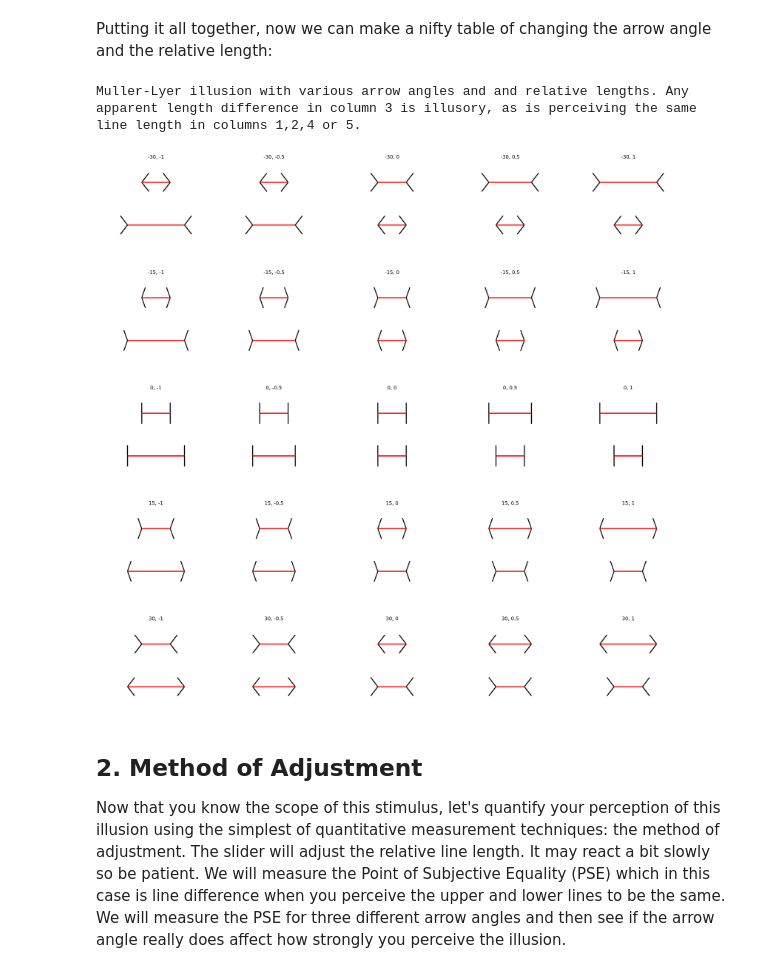
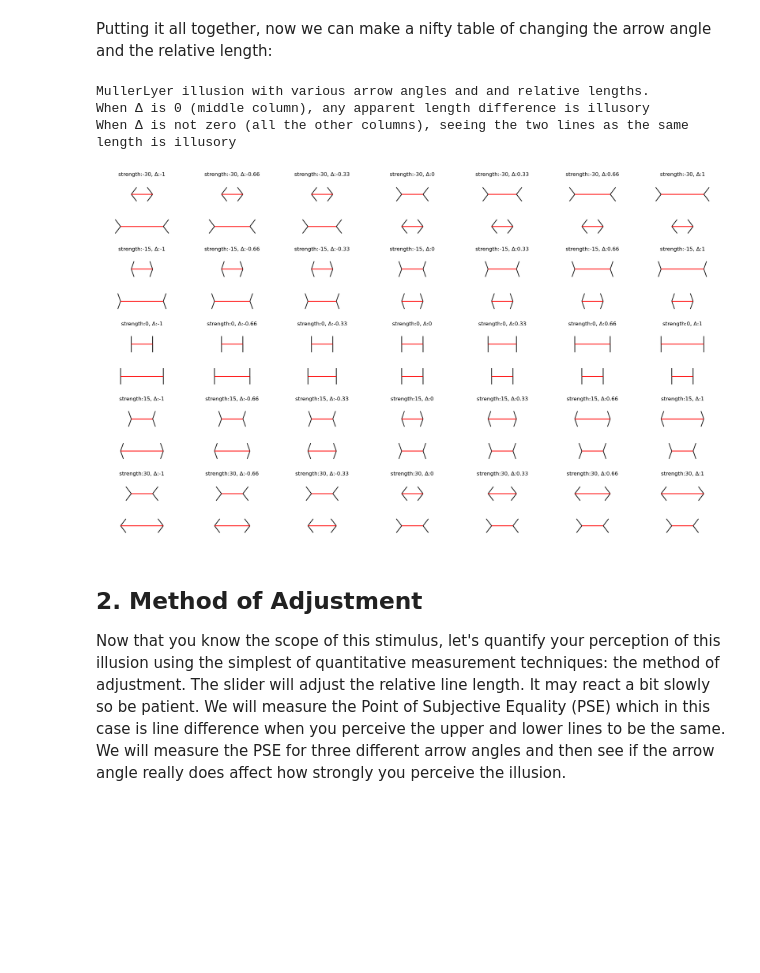
Before and after one commit to ahna/illusion-lab, a Jupyter notebook: Lab2.ipynb, the cells around one changed output. Saved outputs shown, nothing was run; the diff lists cells and outputs as text; code cells hidden in the pictures; blank space fills up the shorter version.

```diff
--- a/Lab2.ipynb
+++ b/Lab2.ipynb
@@ -65,6 +66,6 @@ In Pyllusion's implementation of the Muller-Lyer illusion there are two main par
 In the next example you will see what it means to vary the illusion strength, while keeping the difference between the upper and bottom lines at zero. Even though the red lines are always the same length, do you see that sometimes the top and bottom lines appear to be different lengths, especially when the illusion strength (arrow angles) are high?
 # %%
 # pre-render a bunch of illusions -- it takes a few minutes but will result in faster experiments
-stimuli_dict = pyllusion_lab.pre_render_stimuli(illusion_type, illusion_strengths=[-30, -15, 0, 15, 30], standard=0.5, differences=[-1, -0.5, 0, 0.5, 1], prerendered_stimuli_dir=prerendered_stimuli_dir);
+stimuli_dict = pyllusion_lab.pre_render_stimuli(illusion_type, illusion_strengths=[-30, -15, 0, 15, 30], standard=0.5, differences=[-1, -0.66, -0.33, 0, 0.33, 0.66, 1], prerendered_stimuli_dir=prerendered_stimuli_dir);
 # %% [output]
 -30 -1
@@ -103,7 +108,7 @@ Muller-Lyer illusion with 5 different arrow angles (illusion strengths)
 In the next example you will see what it means to vary the difference between the line segments, while keeping the arrow angles fixed at 0. When the arrow angle is zero, the illusion doesn't usually occur: You should be able to accurately tell which line is longer.
 # %%
 illusion_strength = 0
-differences = [-1, -0.5, 0, 0.5, 1]
+differences = [-1, -0.66, -0.33, 0, 0.33, 0.66, 1]
 plt.figure(figsize=(20,5))
 for i,delta in enumerate(differences, start=1):
     plt.subplot(1,len(differences),i)
@@ -111,5 +116,5 @@ for i,delta in enumerate(differences, start=1):
     plt.imshow(stimulus_img)
     plt.axis('off')
     plt.title(delta)
-print(f"Muller-Lyer illusion with illusion strength = 0 and {len(differences)} different relative lengths")
+print(f"{illusion_type} illusion with illusion strength = 0 and {len(differences)} different relative lengths")
 # %% [output]
@@ -119,20 +124,24 @@ Muller-Lyer illusion with illusion strength = 0 and 5 different relative lengths
 Putting it all together, now we can make a nifty table of changing the arrow angle and the relative length:
 # %%
 illusion_strengths = [-30, -15, 0, 15, 30]
-differences = [-1, -0.5, 0, 0.5, 1]
-plt.figure(figsize=(20,20))
+differences = [-1, -0.66, -0.33, 0, 0.33, 0.66, 1]
+plt.figure(figsize=(20,12))
 for i,illusion_strength in enumerate(illusion_strengths, start=0):
     for j,delta in enumerate(differences, start=1):
-        plt.subplot(len(differences),len(illusion_strengths),i*len(illusion_strengths)+j)
+        plt.subplot(len(illusion_strengths),len(differences),i*len(differences)+j)
         stimulus_img, stimulus_params = pyllusion_lab.load_prerendered_stimulus(stimuli_dict, illusion_strength, delta)
         plt.imshow(stimulus_img)
         plt.axis('off')
-        plt.title(str(illusion_strength) + ", " + str(delta))
+        plt.title(f"strength:{illusion_strength}, Δ:{delta}")
 plt.tight_layout()
-print(f"Muller-Lyer illusion with various arrow angles and and relative lengths. Any apparent length difference in column 3 is illusory, as is perceiving the same line length in columns 1,2,4 or 5.")
+print(f"{illusion_type} illusion with various arrow angles and and relative lengths.")
+print("When Δ is 0 (middle column), any apparent length difference is illusory")
+print("When Δ is not zero (all the other columns), seeing the two lines as the same length is illusory")
 # %% [output]
-Muller-Lyer illusion with various arrow angles and and relative lengths. Any apparent length difference in column 3 is illusory, as is perceiving the same line length in columns 1,2,4 or 5.
+MullerLyer illusion with various arrow angles and and relative lengths.
+When Δ is 0 (middle column), any apparent length difference is illusory
+When Δ is not zero (all the other columns), seeing the two lines as the same length is illusory
-[figure, old version]
+[figure, new version]
 # %% [markdown]
 ## 2. Method of Adjustment
 Now that you know the scope of this stimulus, let's quantify your perception of this illusion using the simplest of quantitative measurement techniques: the method of adjustment. The slider will adjust the relative line length. It may react a bit slowly so be patient. We will measure the Point of Subjective Equality (PSE) which in this case is line difference when you perceive the upper and lower lines to be the same. We will measure the PSE for three different arrow angles and then see if the arrow angle really does affect how strongly you perceive the illusion.
```
Also changed, not shown: parts of 19 cells of this notebook, 1 other file.
